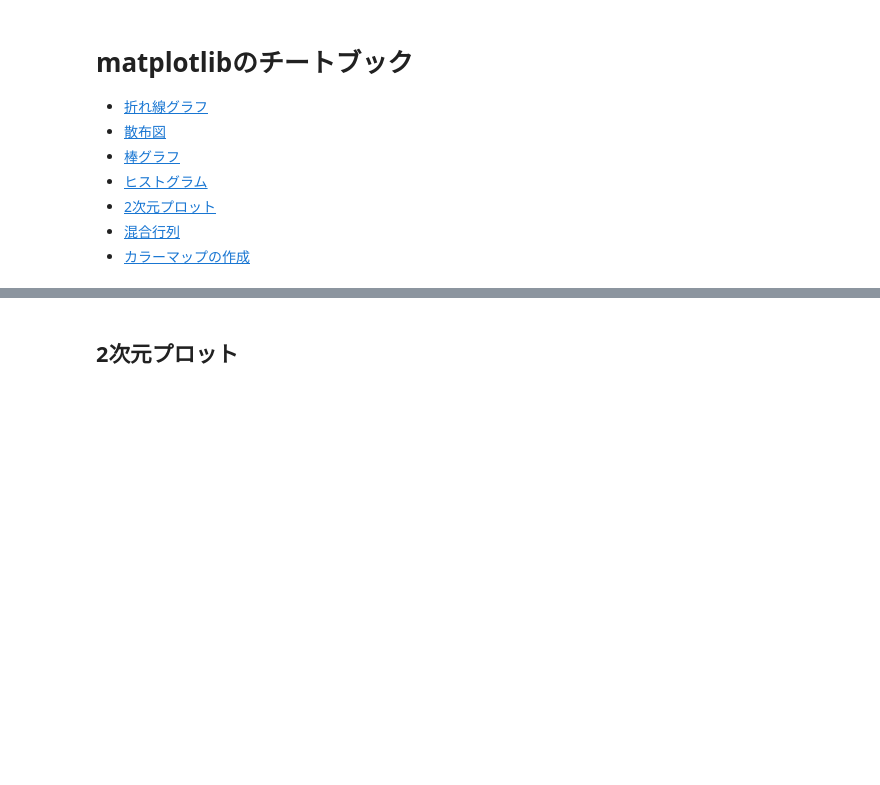
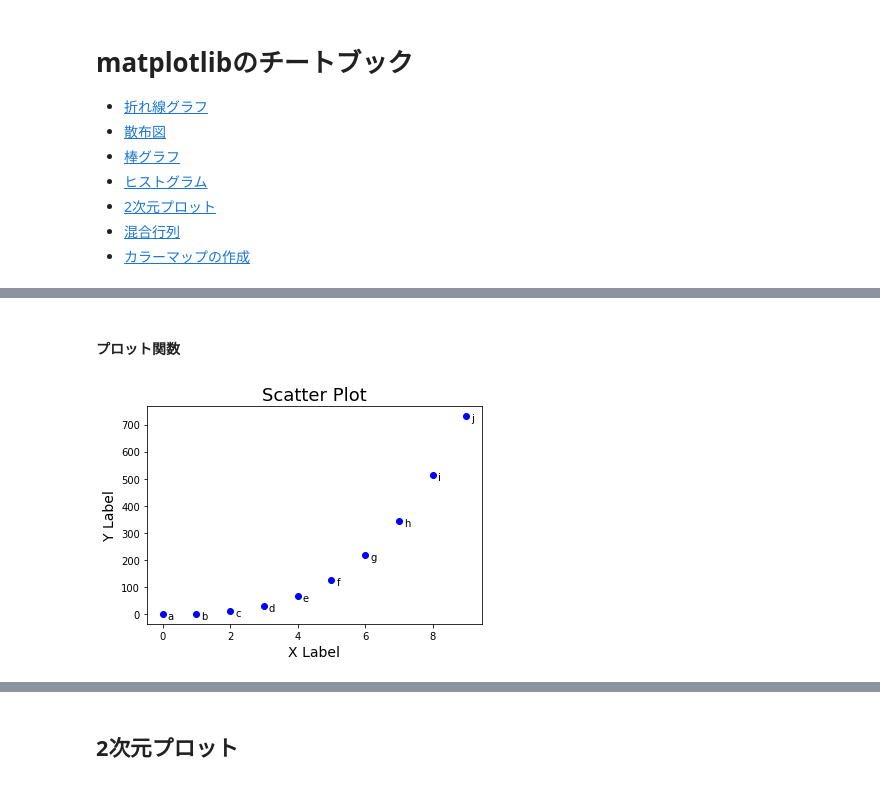
Before and after one commit to IkokObi/Reference, a Jupyter notebook: Python/matplotlib/matplotlib_cheatbook.ipynb, the cells around one changed output, grey strips where cells are left out. Cells and saved outputs as stored; diff of their text form; code cells hidden in the pictures; blank space fills up the shorter version.

```diff
--- a/Python/matplotlib/matplotlib_cheatbook.ipynb
+++ b/Python/matplotlib/matplotlib_cheatbook.ipynb
@@ -157,0 +28,7 @@ histogram(counter_data=grades_counter)
+# %%
+def func(x_arr):
+    """
+    プロット例の関数
+    f(x) = x**3 + 1 + noise
+    """
+    return x_arr ** 3 + 1 + np.random.randn(len(x_arr))
@@ -157,0 +89,2 @@ histogram(counter_data=grades_counter)
+# %% [markdown]
+#### プロット関数
@@ -157,0 +146,11 @@ histogram(counter_data=grades_counter)
+# %%
+ALPHABET = 'abcdefghijklmnopqrstuvwxyz'
+
+n_data = 10
+xdata = np.arange(n_data)
+ydata = func(xdata)
+labels = list(ALPHABET[:n_data])
+# %%
+scatter_graph(xdata=xdata, ydata=ydata, labels=labels, color='blue')
+# %% [output]
+[figure, added]
```
Also changed, not shown: parts of 39 cells of this notebook.
